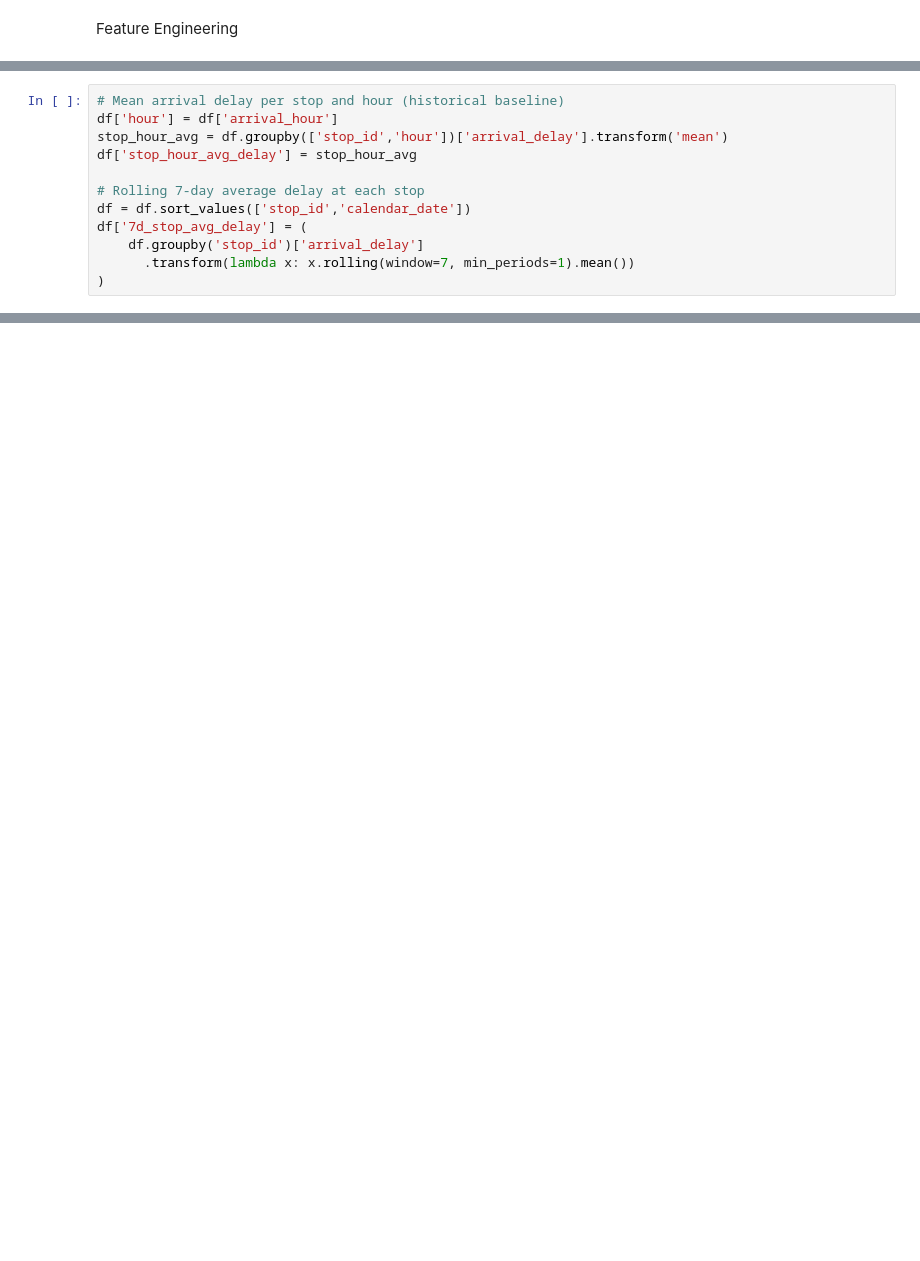
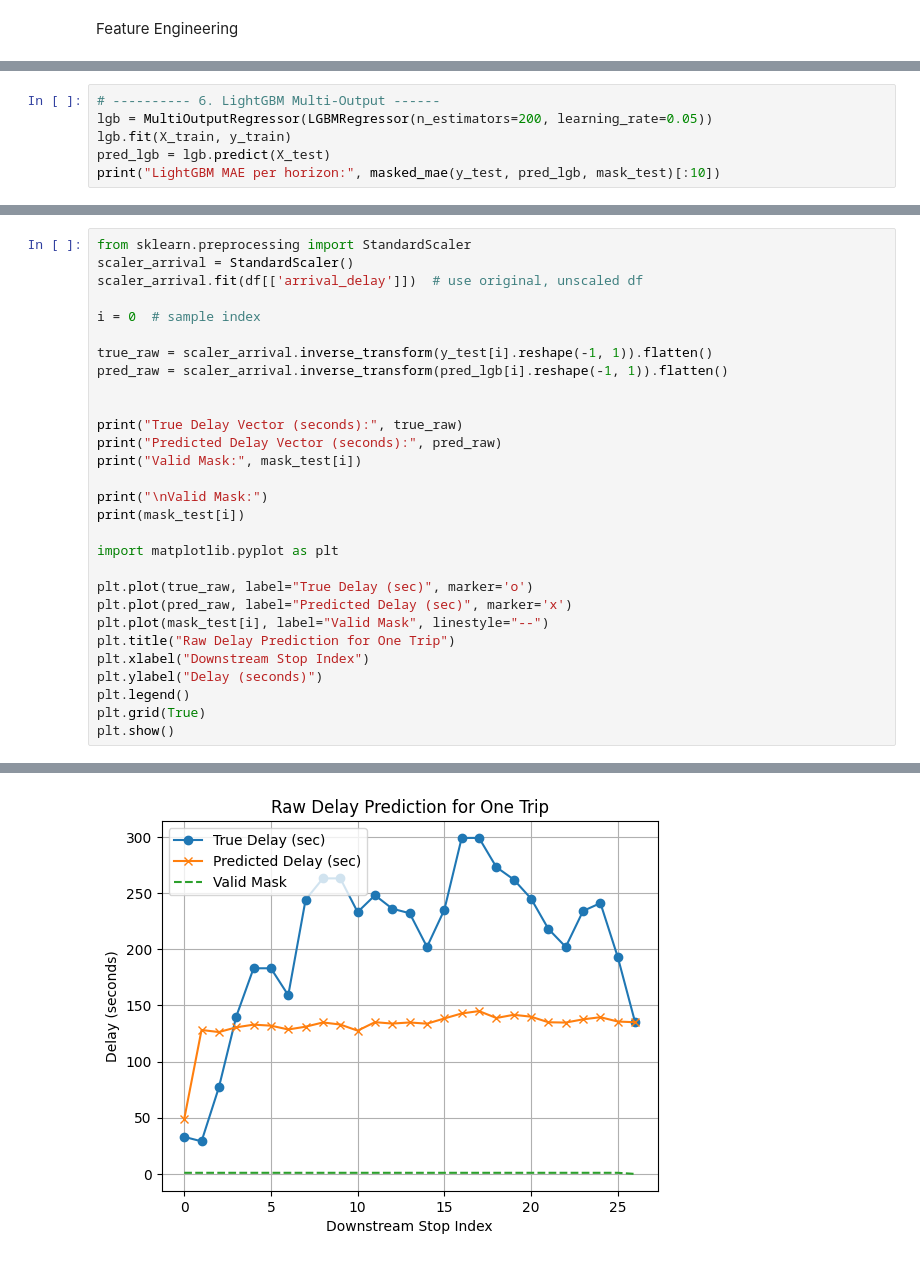
Before and after one commit to Zhiyuan-03/AI_in_Transportation_Exercise, a Jupyter notebook: Project1.ipynb, the cells around one changed output, grey strips where cells are left out. Saved outputs shown, nothing was run; the diff lists cells and outputs as text; blank space fills up the shorter version.

```diff
--- a/Project1.ipynb
+++ b/Project1.ipynb
@@ -271,12 +312,0 @@ df['route_progress'] = df['stop_sequence'] / 28
-# %%
-# Mean arrival delay per stop and hour (historical baseline)
-df['hour'] = df['arrival_hour']
-stop_hour_avg = df.groupby(['stop_id','hour'])['arrival_delay'].transform('mean')
-df['stop_hour_avg_delay'] = stop_hour_avg
-
-# Rolling 7-day average delay at each stop
-df = df.sort_values(['stop_id','calendar_date'])
-df['7d_stop_avg_delay'] = (
-    df.groupby('stop_id')['arrival_delay']
-      .transform(lambda x: x.rolling(window=7, min_periods=1).mean())
-)
@@ -284,0 +396,6 @@ KeyError: 'arrival_hour'
+# %%
+# ---------- 6. LightGBM Multi-Output ------
+lgb = MultiOutputRegressor(LGBMRegressor(n_estimators=200, learning_rate=0.05))
+lgb.fit(X_train, y_train)
+pred_lgb = lgb.predict(X_test)
+print("LightGBM MAE per horizon:", masked_mae(y_test, pred_lgb, mask_test)[:10])
@@ -284,0 +420,30 @@ KeyError: 'arrival_hour'
+# %%
+from sklearn.preprocessing import StandardScaler
+scaler_arrival = StandardScaler()
+scaler_arrival.fit(df[['arrival_delay']])  # use original, unscaled df
+
+i = 0  # sample index
+
+true_raw = scaler_arrival.inverse_transform(y_test[i].reshape(-1, 1)).flatten()
+pred_raw = scaler_arrival.inverse_transform(pred_lgb[i].reshape(-1, 1)).flatten()
+
+
+print("True Delay Vector (seconds):", true_raw)
+print("Predicted Delay Vector (seconds):", pred_raw)
+print("Valid Mask:", mask_test[i])
+
+print("\nValid Mask:")
+print(mask_test[i])
+
+import matplotlib.pyplot as plt
+
+plt.plot(true_raw, label="True Delay (sec)", marker='o')
+plt.plot(pred_raw, label="Predicted Delay (sec)", marker='x')
+plt.plot(mask_test[i], label="Valid Mask", linestyle="--")
+plt.title("Raw Delay Prediction for One Trip")
+plt.xlabel("Downstream Stop Index")
+plt.ylabel("Delay (seconds)")
+plt.legend()
+plt.grid(True)
+plt.show()
+# %% [output]
@@ -284,0 +466 @@ KeyError: 'arrival_hour'
+[figure, added]
```
Also changed, not shown: parts of 20 cells of this notebook.
